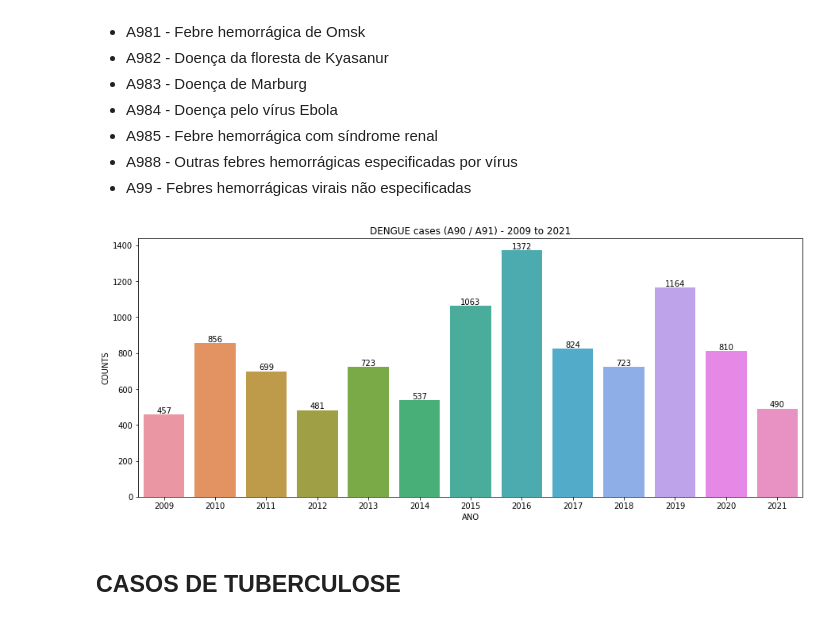
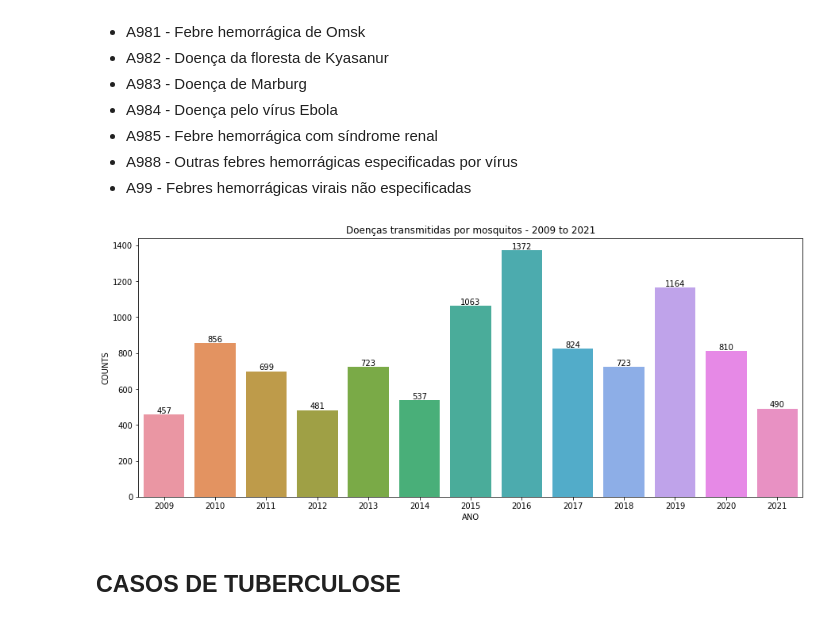
Before and after one commit to marciopmm/Estudo_COVID-19, a Jupyter notebook: Dados.ipynb, the cells around one changed output. Saved outputs shown, nothing was run; the diff lists cells and outputs as text; code cells hidden in the pictures.

```diff
--- a/Dados.ipynb
+++ b/Dados.ipynb
@@ -155,35 +155,35 @@ den_codes = [
     'A95',
     'A950',
     'A951',
     'A959',
     'A96',
     'A960',
     'A961',
     'A962',
     'A968',
     'A969',
     'A98',
     'A980',
     'A981',
     'A982',
     'A983',
     'A984',
     'A985',
     'A988',
     'A99',
 ]
 df_dengue = df_tratado[df_tratado['CAUSABAS'].isin(den_codes)]
 dengue_por_ano = df_dengue.groupby(['ANO']).size().reset_index(name='COUNTS')
 
 plt.figure(figsize=(15,6))
-plt.title('DENGUE cases (A90 / A91) - 2009 to 2021')
+plt.title('Doenças transmitidas por mosquitos - 2009 to 2021')
 #plt.xticks(rotation=90)
 ax = sns.barplot(x='ANO', y='COUNTS', data=dengue_por_ano)
 ax.bar_label(ax.containers[0])
 #sns.lineplot(data=dengue_por_ano['COUNTS'])
 plt.show()
 # %% [output]
-[figure, old version]
+[figure, new version]
 # %% [markdown]
 ## CASOS DE TUBERCULOSE
 # %% [markdown]
```
Also changed, not shown: parts of 8 cells of this notebook.
